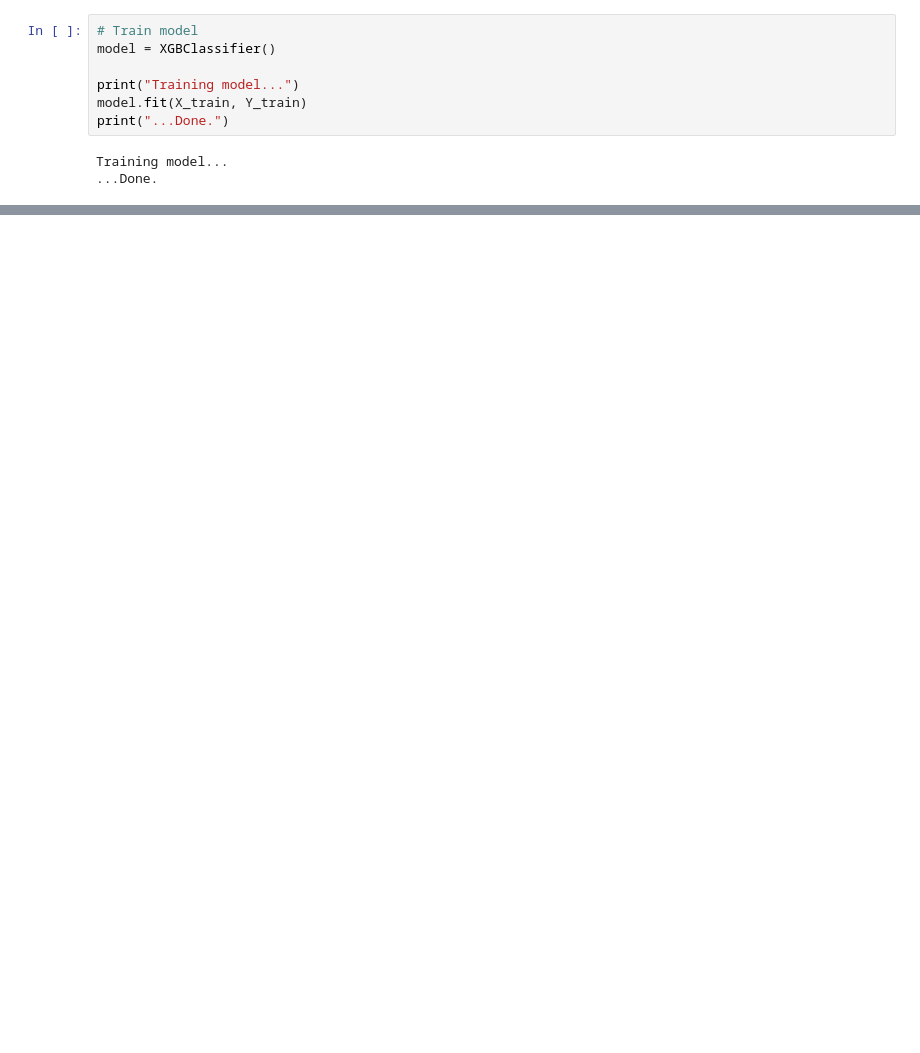
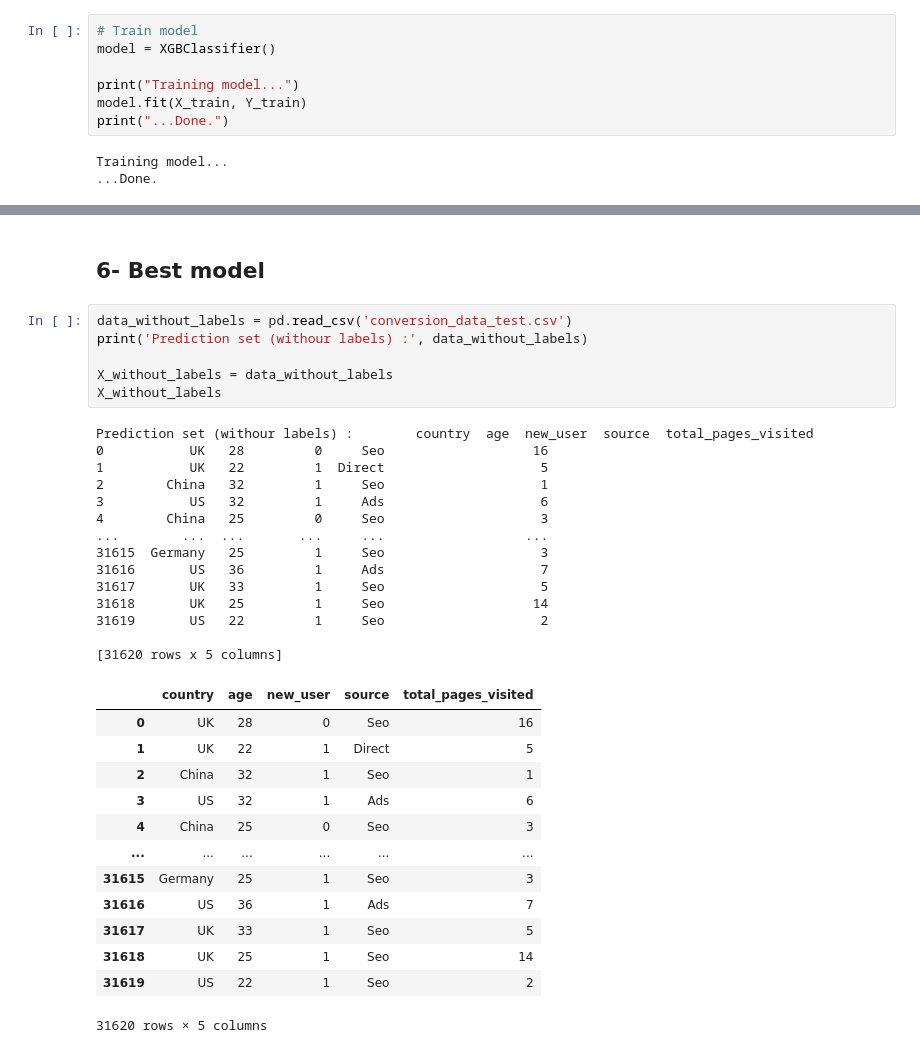
Before and after one commit to D41g0na/JEDHA_ML_Supervised_1, a Jupyter notebook: Projet_Conversion_rate_challenge/JEDHA_projet_Conversion_rate.ipynb, the cells around one changed output, grey strips where cells are left out. Drawn from its saved outputs; the diff is of its cells as text; blank space fills up the shorter version.

```diff
--- a/Projet_Conversion_rate_challenge/JEDHA_projet_Conversion_rate.ipynb
+++ b/Projet_Conversion_rate_challenge/JEDHA_projet_Conversion_rate.ipynb
@@ -852,0 +675,36 @@ df_test.head()
+# %% [markdown]
+## 6- Best model
+# %%
+data_without_labels = pd.read_csv('conversion_data_test.csv')
+print('Prediction set (withour labels) :', data_without_labels)
+
+X_without_labels = data_without_labels
+X_without_labels
+# %% [output]
+Prediction set (withour labels) :        country  age  new_user  source  total_pages_visited
+0           UK   28         0     Seo                   16
+1           UK   22         1  Direct                    5
+2        China   32         1     Seo                    1
+3           US   32         1     Ads                    6
+4        China   25         0     Seo                    3
+...        ...  ...       ...     ...                  ...
+31615  Germany   25         1     Seo                    3
+31616       US   36         1     Ads                    7
+31617       UK   33         1     Seo                    5
+31618       UK   25         1     Seo                   14
+31619       US   22         1     Seo                    2
+
+[31620 rows x 5 columns]
+|  | country | age | new_user | source | total_pages_visited |
+| 0 | UK | 28 | 0 | Seo | 16 |
+| 1 | UK | 22 | 1 | Direct | 5 |
+| 2 | China | 32 | 1 | Seo | 1 |
+| 3 | US | 32 | 1 | Ads | 6 |
+| 4 | China | 25 | 0 | Seo | 3 |
+| ... | ... | ... | ... | ... | ... |
+| 31615 | Germany | 25 | 1 | Seo | 3 |
+| 31616 | US | 36 | 1 | Ads | 7 |
+| 31617 | UK | 33 | 1 | Seo | 5 |
+| 31618 | UK | 25 | 1 | Seo | 14 |
+| 31619 | US | 22 | 1 | Seo | 2 |
+31620 rows × 5 columns
```
Also changed, not shown: parts of 73 cells of this notebook, 1 other file.
